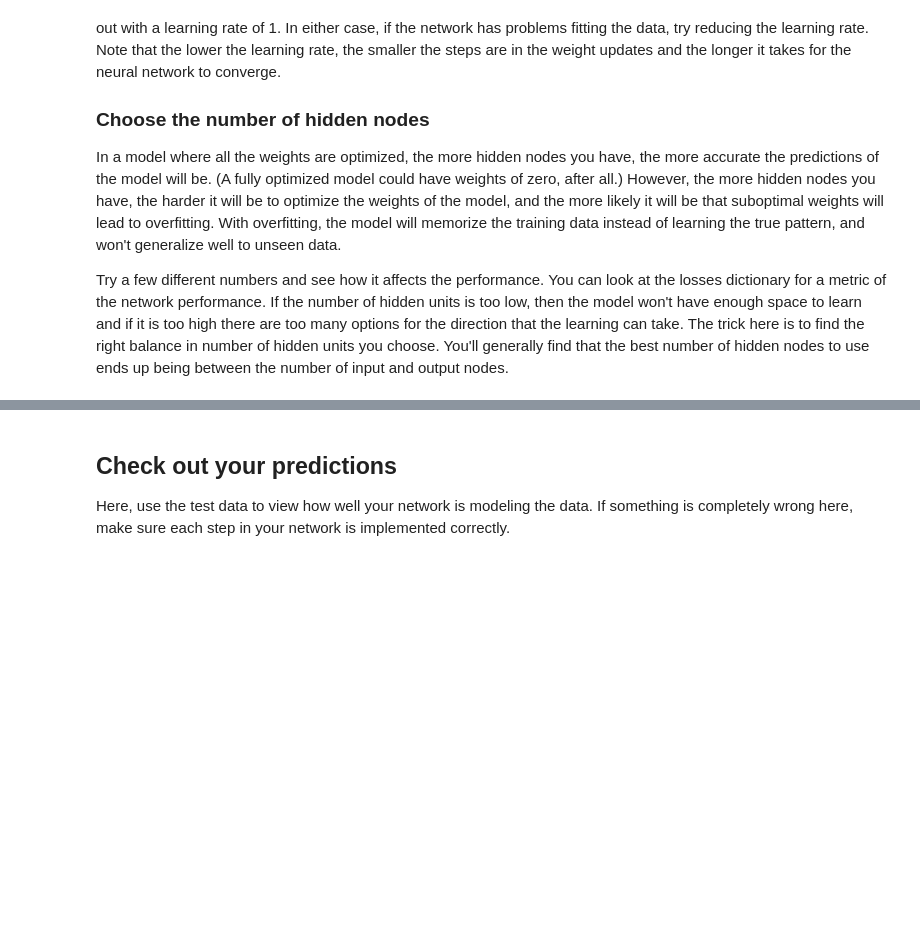
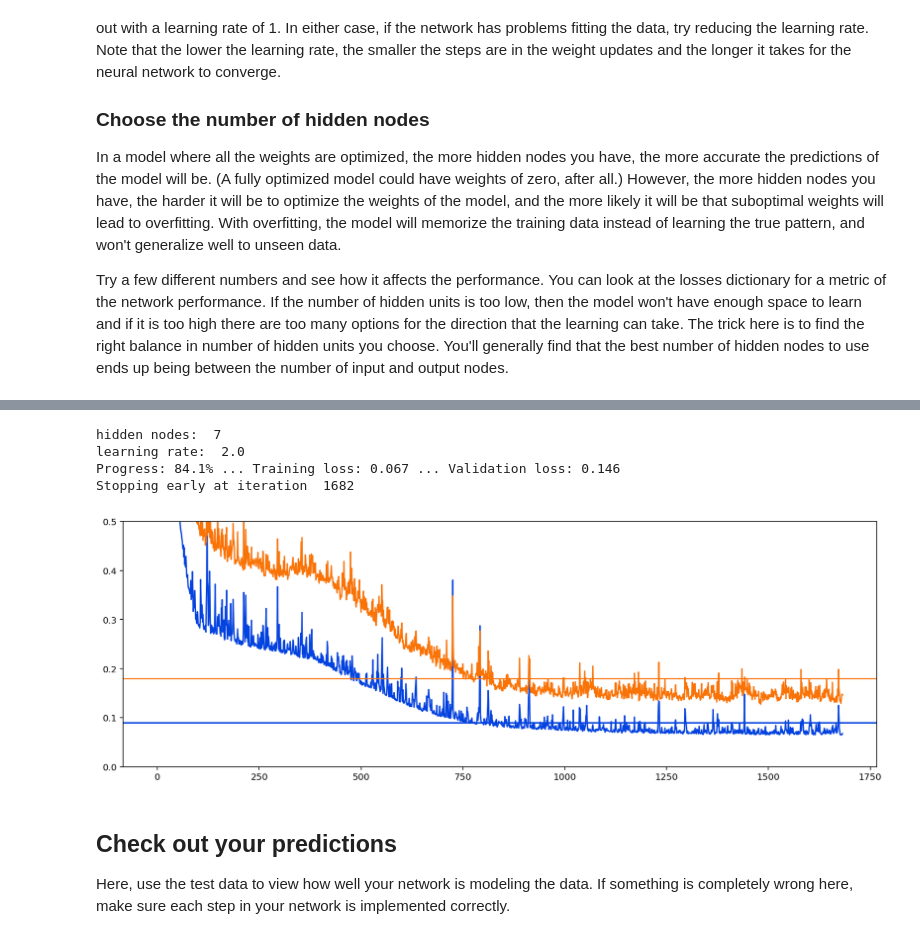
Before and after one commit to racersmith/DLFND, a Jupyter notebook: first-neural-network/Your_first_neural_network.ipynb, the cells around one changed output, grey strips where cells are left out. Drawn from its saved outputs; the diff is of its cells as text; code cells hidden in the pictures; blank space fills up the shorter version.

```diff
--- a/first-neural-network/Your_first_neural_network.ipynb
+++ b/first-neural-network/Your_first_neural_network.ipynb
@@ -252,3 +307,12 @@ _ = plt.ylim()
+# %%
+# losses = train_with_early_stop(8, 1.2, 2000, 200) # 0.072, 0.151 @ 1904
+losses = train_with_early_stop(7, 2.0, 2000, 200)
+# %% [output]
+hidden nodes:  7
+learning rate:  2.0
+Progress: 84.1% ... Training loss: 0.067 ... Validation loss: 0.146
+Stopping early at iteration  1682
+[figure, added]
 # %% [markdown]
 ## Check out your predictions
 
```
Also changed, not shown: parts of 6 cells of this notebook, 1 other file.
